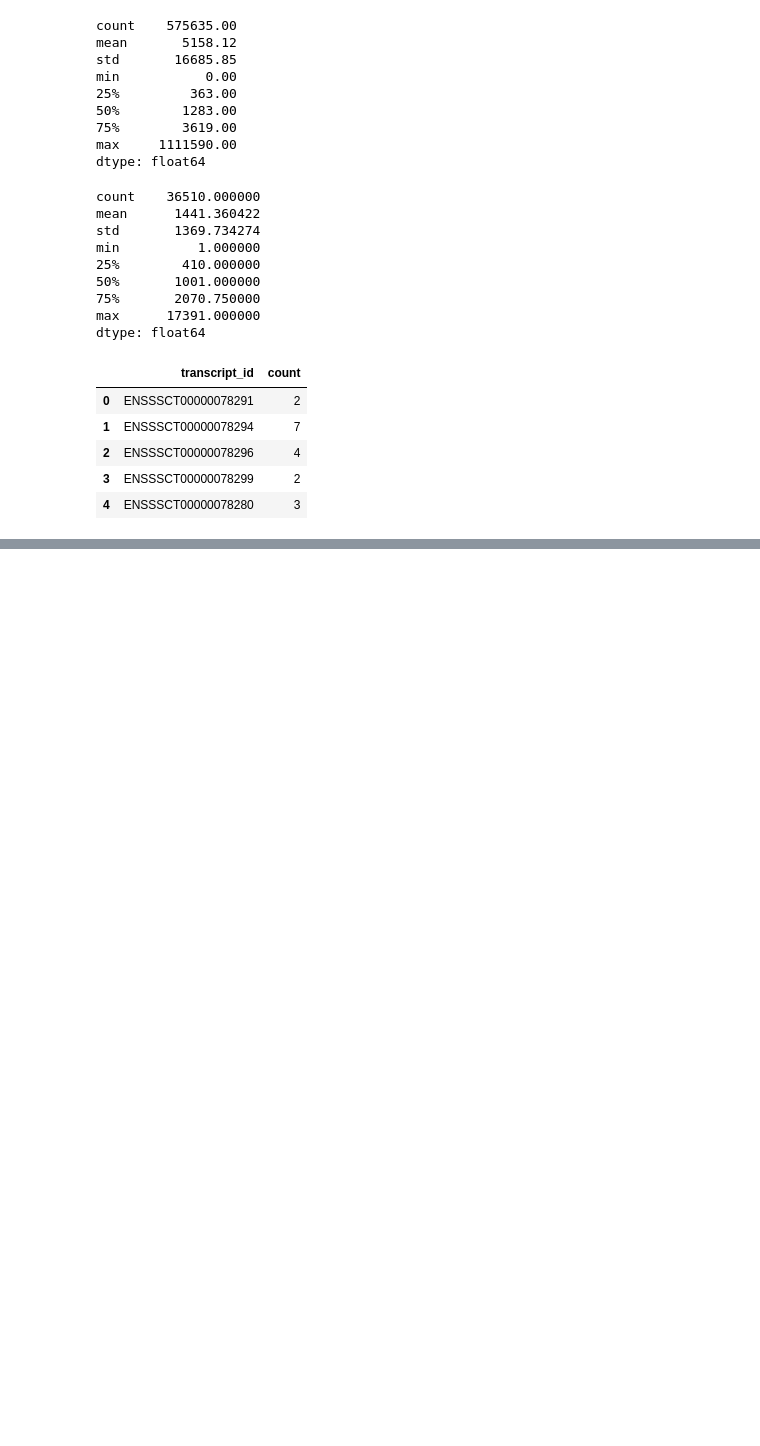
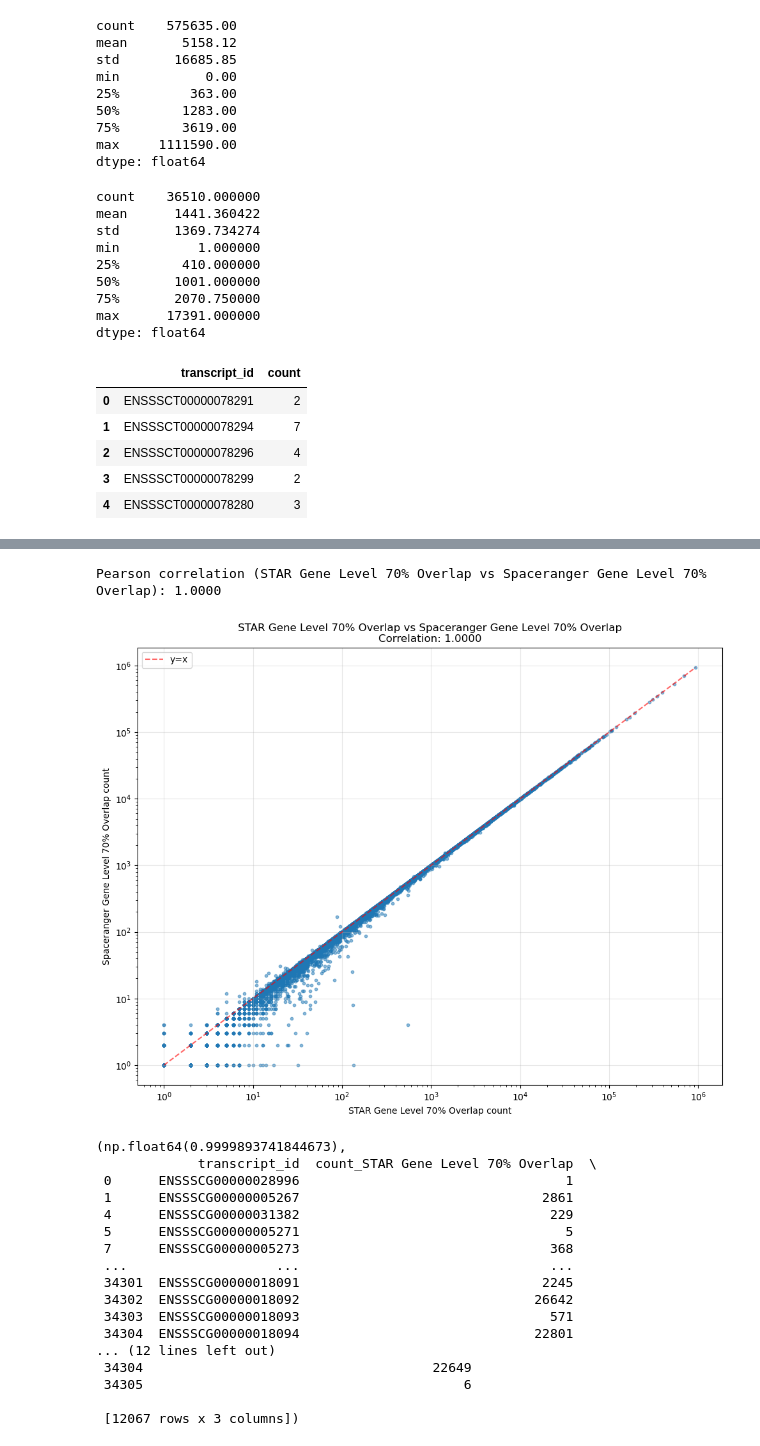
Before and after one commit to tolgatabanli/scCount_gobi, a Jupyter notebook: prototyping/playground.ipynb, the cells around one changed output, grey strips where cells are left out. Cells and saved outputs as stored; diff of their text form; code cells hidden in the pictures; blank space fills up the shorter version.

```diff
--- a/prototyping/playground.ipynb
+++ b/prototyping/playground.ipynb
@@ -609,0 +621,31 @@ See the caveats in the documentation: https://pandas.pydata.org/pandas-docs/stab
+# %%
+star_70p_gene_level = load_feature_counts_count_file(
+    counts_dir / 'star_gene_70p.txt',)
+spaceranger_70p_gene_level = load_feature_counts_count_file(
+    counts_dir / 'spaceranger_gene_70p.txt',)
+plot_count_correlation(
+    star_70p_gene_level,
+    spaceranger_70p_gene_level,
+    label1="STAR Gene Level 70% Overlap",
+    label2="Spaceranger Gene Level 70% Overlap",
+)
+# %% [output]
+Pearson correlation (STAR Gene Level 70% Overlap vs Spaceranger Gene Level 70% Overlap): 1.0000
+[figure, added]
+(np.float64(0.9999893741844673),
+             transcript_id  count_STAR Gene Level 70% Overlap  \
+ 0      ENSSSCG00000028996                                  1
+ 1      ENSSSCG00000005267                               2861
+ 4      ENSSSCG00000031382                                229
+ 5      ENSSSCG00000005271                                  5
+ 7      ENSSSCG00000005273                                368
+ ...                   ...                                ...
+ 34301  ENSSSCG00000018091                               2245
+ 34302  ENSSSCG00000018092                              26642
+ 34303  ENSSSCG00000018093                                571
+ 34304  ENSSSCG00000018094                              22801
+... (12 lines left out)
+ 34304                                     22649
+ 34305                                         6
+
+ [12067 rows x 3 columns])
```
Also changed, not shown: parts of 13 cells of this notebook, 4 other files.
